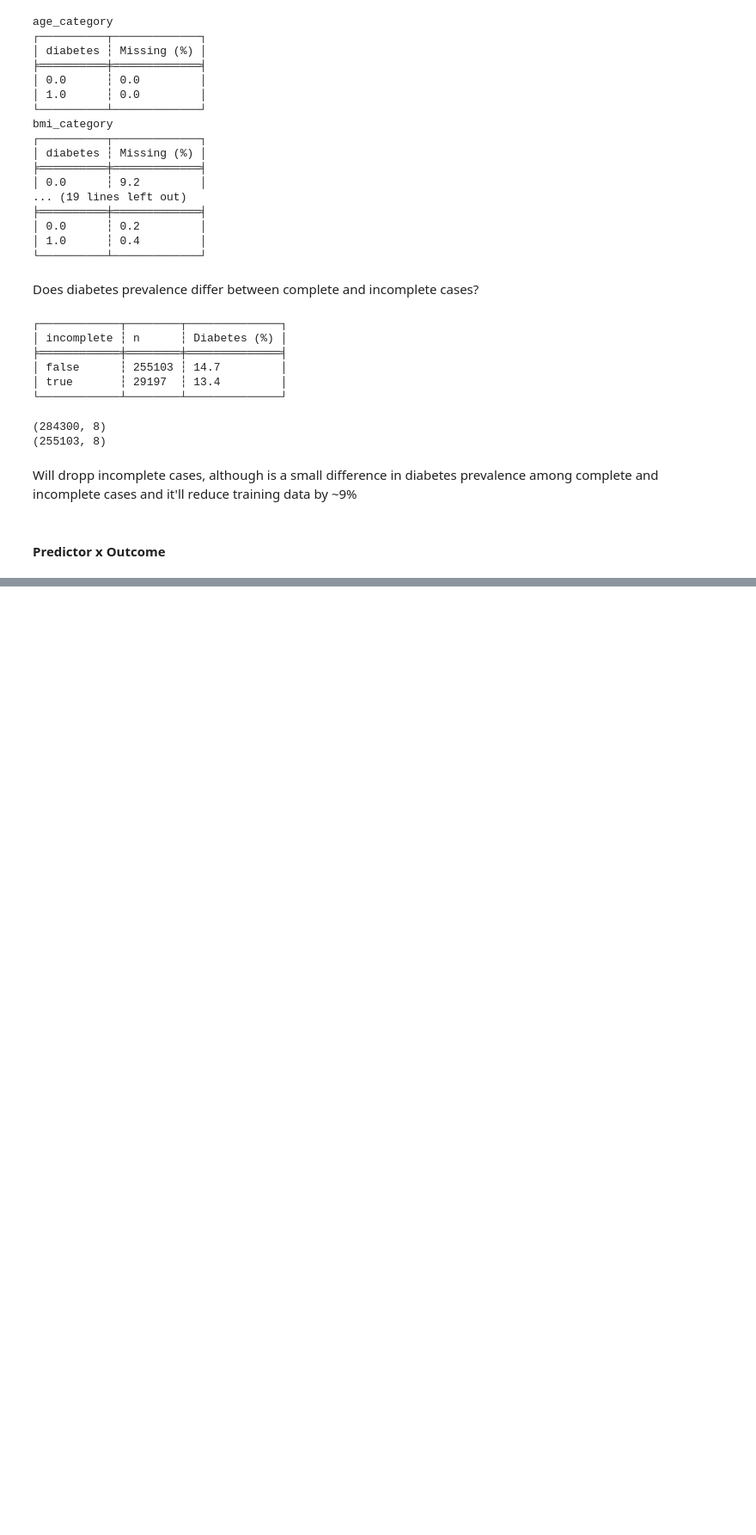
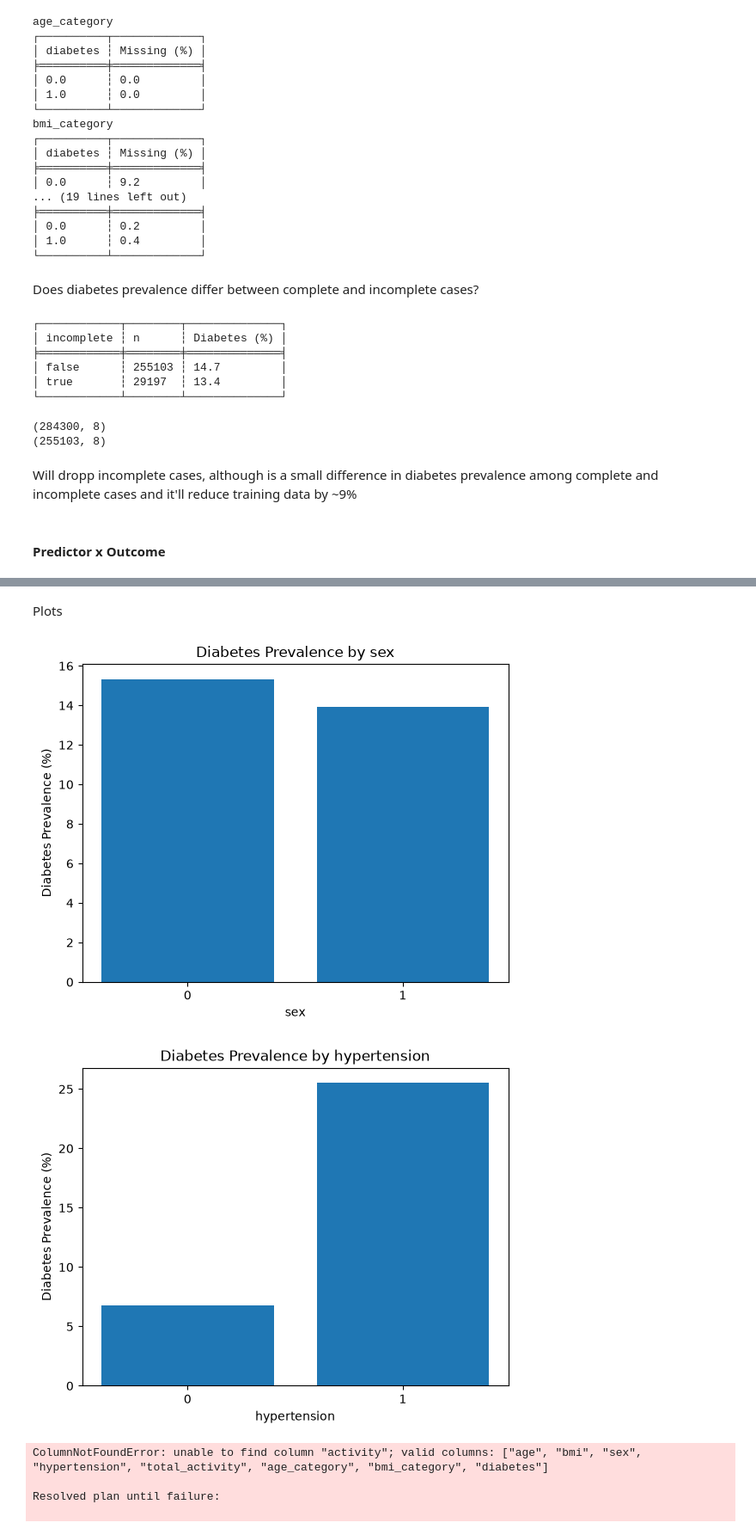
Before and after one commit to oakinss/ada, a Jupyter notebook: eda.ipynb, the cells around one changed output, grey strips where cells are left out. Shown at 86% size. Cells and saved outputs as stored; diff of their text form; code cells hidden in the pictures; blank space fills up the shorter version.

```diff
--- a/eda.ipynb
+++ b/eda.ipynb
@@ -94,7 +96,7 @@ predictors = [
     "bmi_category",
     "sex",
     "hypertension",
-    "total_activity"
+    "activity"
 ]
 # %% [markdown]
 #### **Split Data for Training**
@@ -391,0 +405,43 @@ ColumnNotFoundError: unable to find column "0"; valid columns: ["age_category",
+# %% [markdown]
+Plots
+# %%
+binary = [
+    "sex",
+    "hypertension",
+    "activity"
+]
+
+ordinal = [
+    "age_category",
+    "bmi_category"
+]
+# %%
+for var in binary:
+
+    plot_data = (
+        train_df
+        .group_by(var)
+        .agg(
+            (pl.col("diabetes").mean() * 100)
+            .alias("Diabetes Prevalence (%)")
+        )
+        .sort(var)
+    )
+
+    plt.bar(
+        plot_data[var],
+        plot_data["Diabetes Prevalence (%)"]
+    )
+
+    plt.xlabel(var)
+    plt.ylabel("Diabetes Prevalence (%)")
+    plt.title(f"Diabetes Prevalence by {var}")
+    plt.xticks([0, 1])
+    plt.show()
+# %% [output]
+[figure, added]
+[figure, added]
+ColumnNotFoundError: unable to find column "activity"; valid columns: ["age", "bmi", "sex", "hypertension", "total_activity", "age_category", "bmi_category", "diabetes"]
+
+Resolved plan until failure:
+
```
Also changed, not shown: parts of 13 cells of this notebook, 2 other files.
